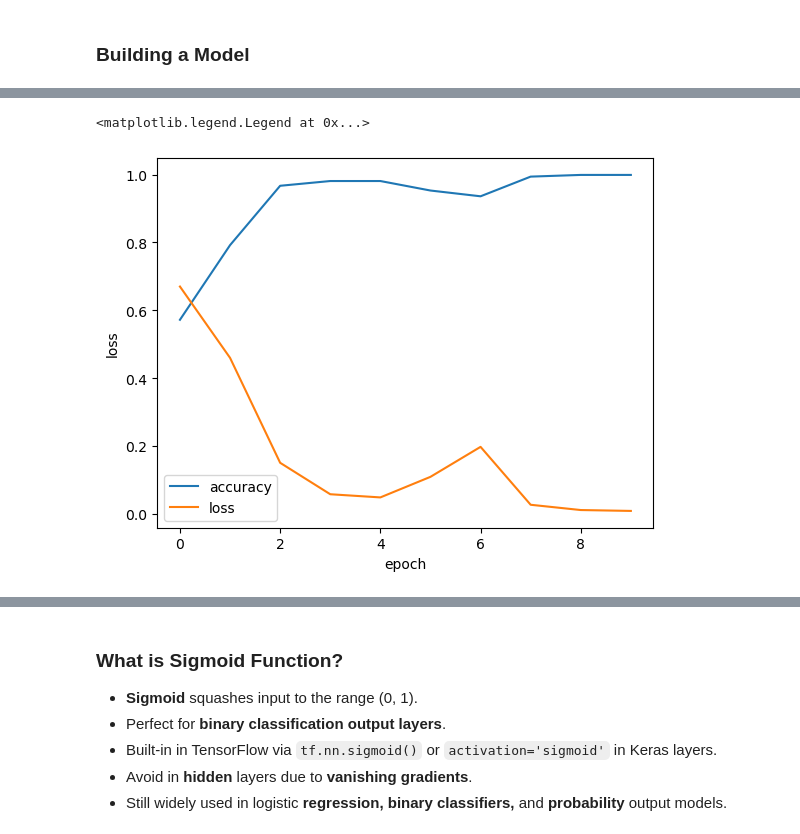
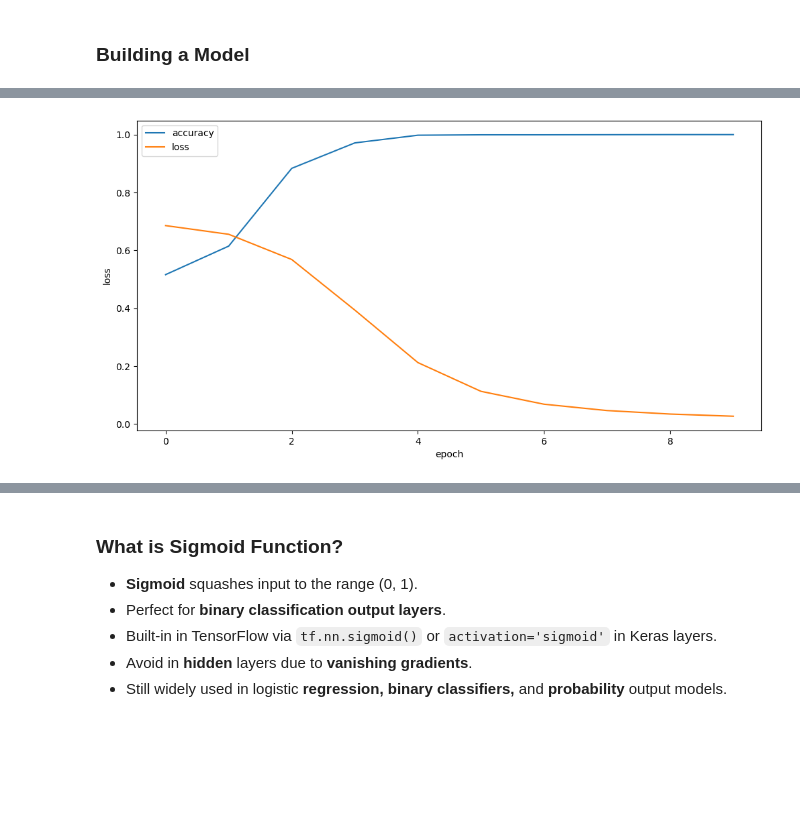
Before and after one commit to teragrammer/data-science-and-machine-learning-cheat-sheet, a Jupyter notebook: tensorflow/review/02-neural-network-classification-with-tensorflow.ipynb, the cells around one changed output, grey strips where cells are left out. Drawn from its saved outputs; the diff is of its cells as text; code cells hidden in the pictures; blank space fills up the shorter version.

```diff
--- a/tensorflow/review/02-neural-network-classification-with-tensorflow.ipynb
+++ b/tensorflow/review/02-neural-network-classification-with-tensorflow.ipynb
@@ -75,12 +75,20 @@ tf.__version__
 from sklearn.datasets import make_circles
 # %%
 # make 1000 examples
-n_samples = 1000
+n_samples = 3000
 
 # create circles
-X, y = make_circles(n_samples,
+X_data, y_data = make_circles(n_samples,
                    noise=0.03,
                    random_state=42)
+
+# training data
+X = X_data[:2900]
+y = y_data[:2900]
+
+# test data
+X_test = X_data[2900:]
+y_test = y_data[2900:]
 # %%
 # view the 1st 3 data
 X[:3], y[:3]
@@ -132,17 +140,26 @@ tf.random.set_seed(42)
 
 # create the model with sequential
 model = tf.keras.Sequential([
-    tf.keras.layers.Dense(500, activation="relu"),
-    tf.keras.layers.Dense(250, activation="relu"),
+    tf.keras.layers.Dense(100, activation="relu"),
+    tf.keras.layers.Dense(50, activation="relu"),
     tf.keras.layers.Dense(1, activation="sigmoid")
 ])
 
+# learning rate callback
+enabled_learning_rate_callback = False
+if enabled_learning_rate_callback:
+    lrt_callback = tf.keras.callbacks.LearningRateScheduler(lambda epoch: 1e-4 * 10 ** (epoch/12))
+
 # compile the model
 model.compile(loss=tf.keras.losses.BinaryCrossentropy(),
-             optimizer=tf.keras.optimizers.Adam(learning_rate=0.01),
+             optimizer=tf.keras.optimizers.Adam(learning_rate=0.001),
              metrics=["accuracy"])
 
 # fit the model
-history = model.fit(X, y, epochs=10)
+epoch = 10
+if enabled_learning_rate_callback:
+    history = model.fit(X, y, epochs=epoch, callbacks=lrt_callback)
+else:
+    history = model.fit(X, y, epochs=epoch)
 # %% [output]
 Epoch 1/10
@@ -173,8 +194,8 @@ model.evaluate(X, y)
 # %%
-pd.DataFrame(history.history).plot()
+pd.DataFrame(history.history).plot(figsize=(12, 6))
 plt.ylabel("loss")
 plt.xlabel("epoch")
 plt.legend()
+plt.show()
 # %% [output]
-<matplotlib.legend.Legend at 0x...>
-[figure, old version]
+[figure, new version]
```
Also changed, not shown: parts of 16 cells of this notebook.
